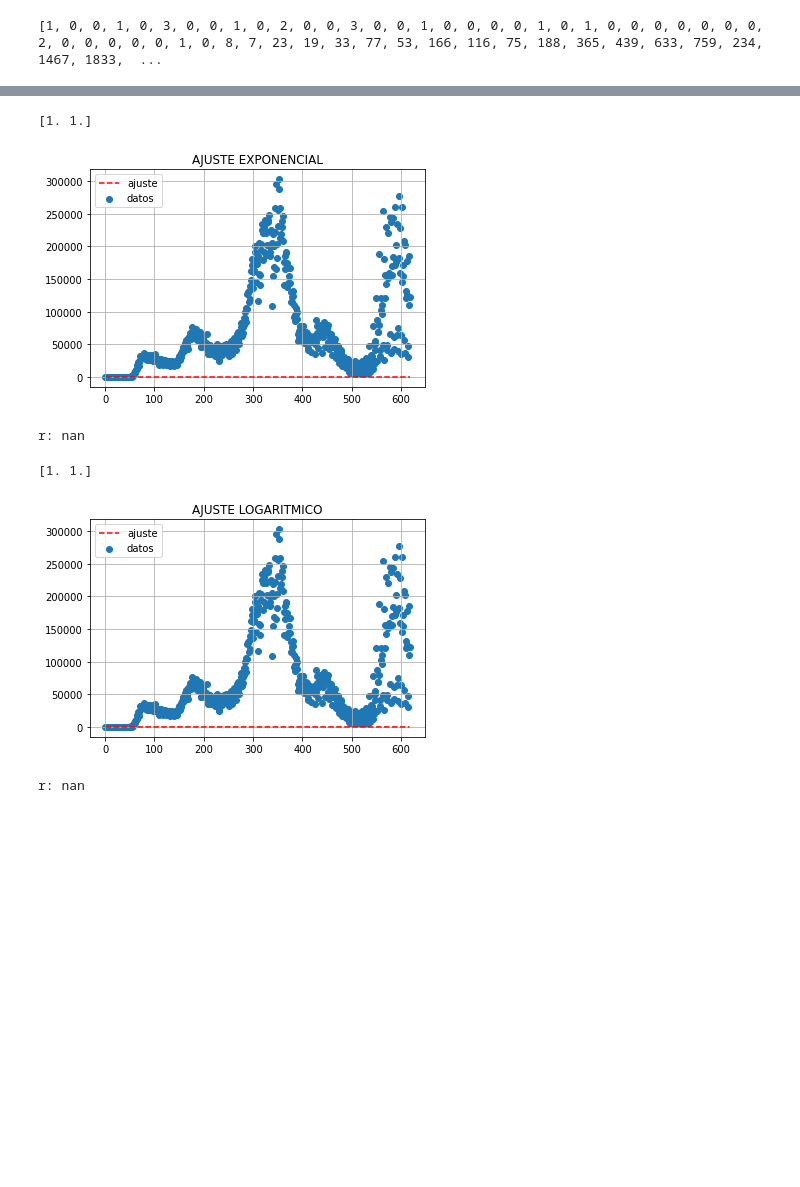
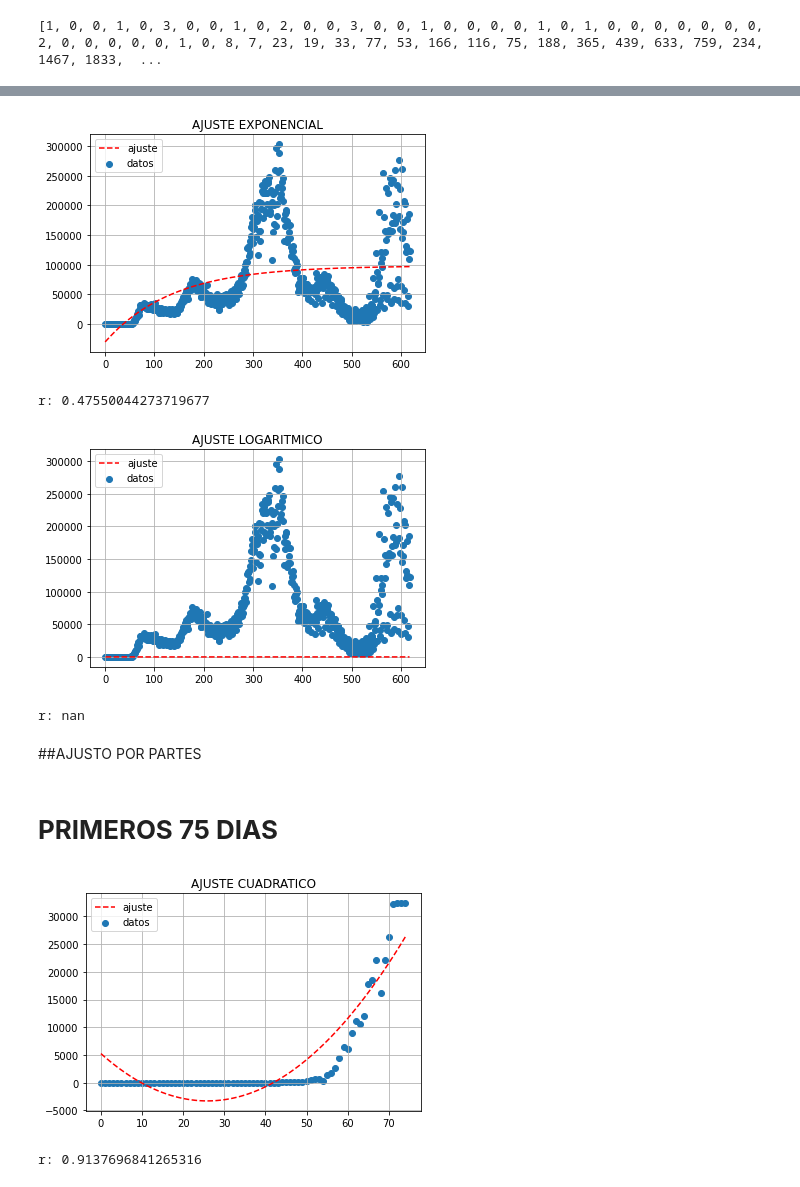
Before and after one commit to Leonel-H29/Facultad, a Jupyter notebook: TP2/TP2.ipynb, the cells around one changed output, grey strips where cells are left out. Saved outputs shown, nothing was run; the diff lists cells and outputs as text; code cells hidden in the pictures; blank space fills up the shorter version.

```diff
--- a/TP2/TP2.ipynb
+++ b/TP2/TP2.ipynb
@@ -206,7 +218,7 @@ x = np.arange(len(y))
 
 
 a,b= optimize.curve_fit(exponencial,x,y)
-print(a)
+#print(a)
 
 plt.plot(x,exponencial(x,*a), '--', color='red')
 plt.scatter(x,y)
@@ -216,16 +228,15 @@ plt.grid()
 plt.show()
 print(f"r: {CoefCorrelacion(Sr(y,exponencial(x,*a)),St(y))}")
 # %% [output]
+[figure, new version]
-[1. 1.]
+r: 0.47550044273719677
-[figure, old version]
-r: nan
 # %%
 y = casosUSA
 x = np.arange(len(y))
 
 
 a,b= optimize.curve_fit(logaritmica,x,y)
-print(a)
+#print(a)
 
 plt.plot(x,logaritmica(x,*a), '--', color='red')
 plt.scatter(x,y)
@@ -236,6 +247,27 @@ plt.show()
 
 print(f"r: {CoefCorrelacion(Sr(y,logaritmica(x,*a)),St(y))}")
 # %% [output]
+[figure]
-[1. 1.]
+r: nan
-[figure]
-r: nan
+# %% [markdown]
+##AJUSTO POR PARTES
+# %% [markdown]
+# **PRIMEROS 75 DIAS**
+# %%
+y = casosUSA[0:75]
+x = np.arange(len(y))
+
+
+a,b= optimize.curve_fit(cuadratica,x,y)
+#print(a)
+
+plt.plot(x,cuadratica(x,*a), '--', color='red')
+plt.scatter(x,y)
+plt.title('AJUSTE CUADRATICO')
+plt.legend(('ajuste','datos'), loc='upper left')
+plt.grid()
+plt.show()
+print(f"r: {CoefCorrelacion(Sr(y,cuadratica(x,*a)),St(y))}")
+# %% [output]
+[figure, added]
+r: 0.9137696841265316
```
Also changed, not shown: parts of 24 cells of this notebook.
